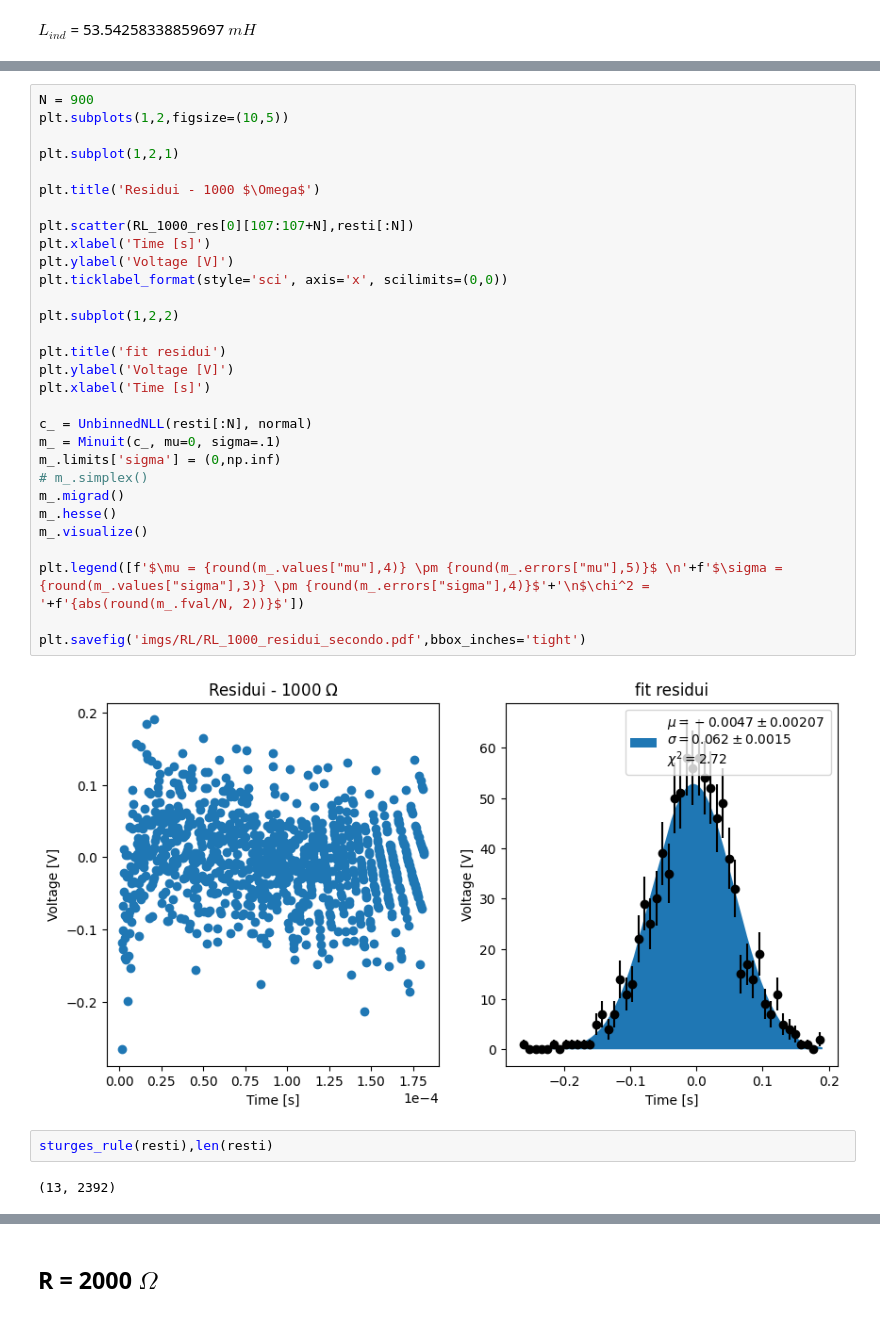
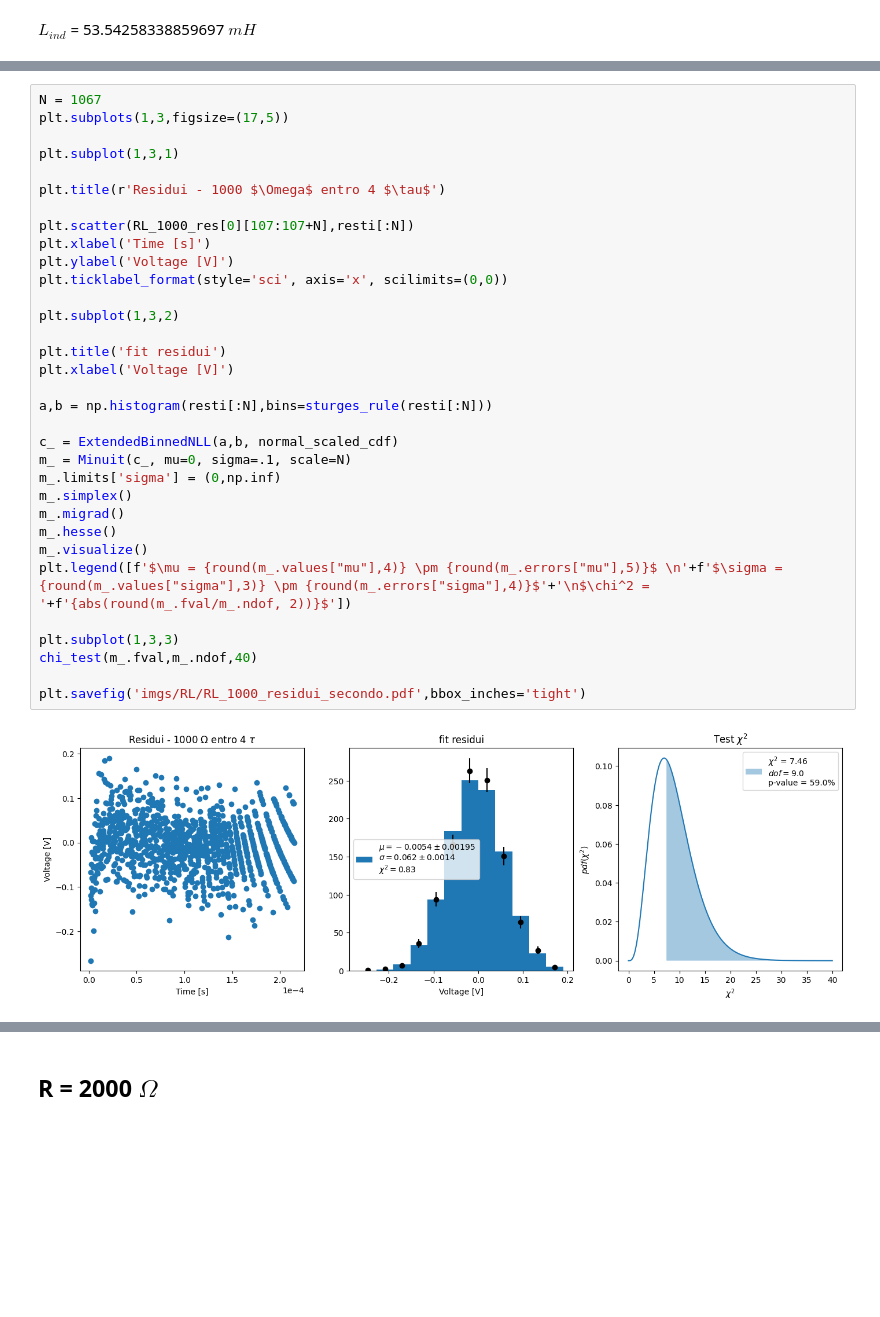
Before and after one commit to Yedi278/Lab2, a Jupyter notebook: Circuiti_2/RL.ipynb, the cells around one changed output, grey strips where cells are left out. Saved outputs shown, nothing was run; the diff lists cells and outputs as text; blank space fills up the shorter version.

```diff
--- a/Circuiti_2/RL.ipynb
+++ b/Circuiti_2/RL.ipynb
@@ -224,36 +222,35 @@ plt.savefig('imgs/RL/RL_1000_fit.pdf',bbox_inches='tight')
 # %%
-N = 900
-plt.subplots(1,2,figsize=(10,5))
+N = 1067
+plt.subplots(1,3,figsize=(17,5))
 
-plt.subplot(1,2,1)
+plt.subplot(1,3,1)
 
-plt.title('Residui - 1000 $\Omega$')
+plt.title(r'Residui - 1000 $\Omega$ entro 4 $\tau$')
 
 plt.scatter(RL_1000_res[0][107:107+N],resti[:N])
 plt.xlabel('Time [s]')
 plt.ylabel('Voltage [V]')
 plt.ticklabel_format(style='sci', axis='x', scilimits=(0,0))
 
-plt.subplot(1,2,2)
+plt.subplot(1,3,2)
 
 plt.title('fit residui')
-plt.ylabel('Voltage [V]')
-plt.xlabel('Time [s]')
+plt.xlabel('Voltage [V]')
 
-c_ = UnbinnedNLL(resti[:N], normal)
-m_ = Minuit(c_, mu=0, sigma=.1)
+a,b = np.histogram(resti[:N],bins=sturges_rule(resti[:N]))
+
+c_ = ExtendedBinnedNLL(a,b, normal_scaled_cdf)
+m_ = Minuit(c_, mu=0, sigma=.1, scale=N)
 m_.limits['sigma'] = (0,np.inf)
-# m_.simplex()
+m_.simplex()
 m_.migrad()
 m_.hesse()
 m_.visualize()
+plt.legend([f'$\mu = {round(m_.values["mu"],4)} \pm {round(m_.errors["mu"],5)}$ \n'+f'$\sigma = {round(m_.values["sigma"],3)} \pm {round(m_.errors["sigma"],4)}$'+'\n$\chi^2 = '+f'{abs(round(m_.fval/m_.ndof, 2))}$'])
 
-plt.legend([f'$\mu = {round(m_.values["mu"],4)} \pm {round(m_.errors["mu"],5)}$ \n'+f'$\sigma = {round(m_.values["sigma"],3)} \pm {round(m_.errors["sigma"],4)}$'+'\n$\chi^2 = '+f'{abs(round(m_.fval/N, 2))}$'])
+plt.subplot(1,3,3)
+chi_test(m_.fval,m_.ndof,40)
 
 plt.savefig('imgs/RL/RL_1000_residui_secondo.pdf',bbox_inches='tight')
 # %% [output]
-[figure, old version]
+[figure, new version]
-# %%
-sturges_rule(resti),len(resti)
-# %% [output]
-(13, 2392)
```
Also changed, not shown: parts of 15 cells of this notebook, 8 other files.
